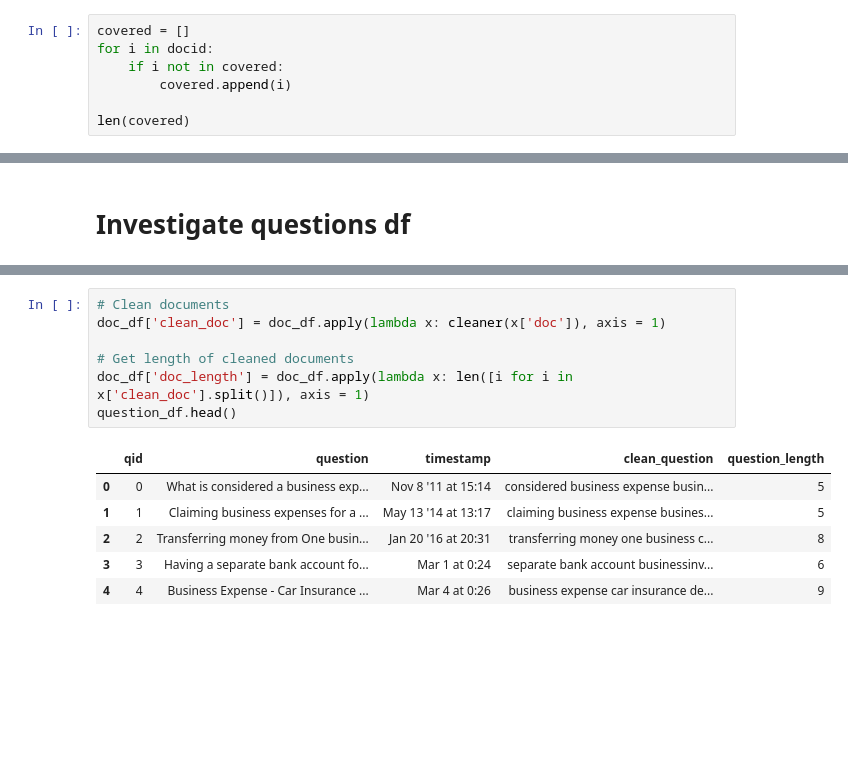
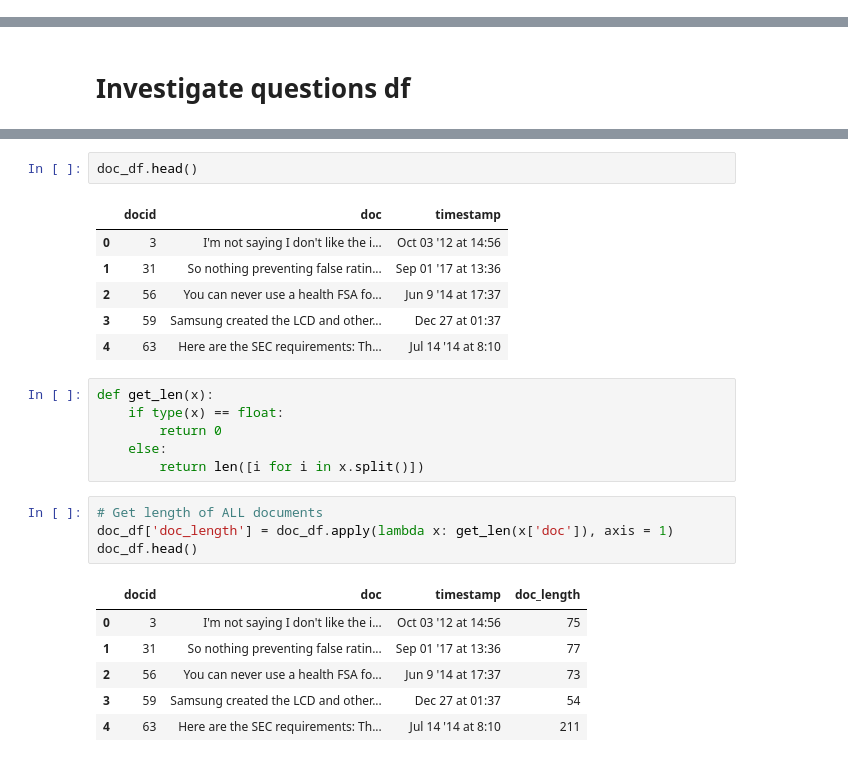
Before and after one commit to y4nrui/ezfinbot, a Jupyter notebook: 1.EDA & Visualization/eda-visualization.ipynb, the cells around one changed output, grey strips where cells are left out. Cells and saved outputs as stored; diff of their text form; blank space fills up the shorter version.

```diff
--- a/1.EDA & Visualization/eda-visualization.ipynb
+++ b/1.EDA & Visualization/eda-visualization.ipynb
@@ -67,7 +11,0 @@ len(docid)
-# %%
-covered = []
-for i in docid:
-    if i not in covered:
-        covered.append(i)
-
-len(covered)
@@ -244,15 +148,27 @@ Most questions fall between 4 to 8 words.
+# %%
+doc_df.head()
+# %% [output]
+|  | docid | doc | timestamp |
+| 0 | 3 | I'm not saying I don't like the i... | Oct 03 '12 at 14:56 |
+| 1 | 31 | So nothing preventing false ratin... | Sep 01 '17 at 13:36 |
+| 2 | 56 | You can never use a health FSA fo... | Jun 9 '14 at 17:37 |
+| 3 | 59 | Samsung created the LCD and other... | Dec 27 at 01:37 |
+| 4 | 63 | Here are the SEC requirements: Th... | Jul 14 '14 at 8:10 |
+# %%
+def get_len(x):
+    if type(x) == float:
+        return 0
+    else:
+        return len([i for i in x.split()])
 # %%
-# Clean documents
-doc_df['clean_doc'] = doc_df.apply(lambda x: cleaner(x['doc']), axis = 1)
-
-# Get length of cleaned documents
-doc_df['doc_length'] = doc_df.apply(lambda x: len([i for i in x['clean_doc'].split()]), axis = 1)
-question_df.head()
+# Get length of ALL documents
+doc_df['doc_length'] = doc_df.apply(lambda x: get_len(x['doc']), axis = 1)
+doc_df.head()
 # %% [output]
-|  | qid | question | timestamp | clean_question | question_length |
-| 0 | 0 | What is considered a business exp... | Nov 8 '11 at 15:14 | considered business expense busin... | 5 |
-| 1 | 1 | Claiming business expenses for a ... | May 13 '14 at 13:17 | claiming business expense busines... | 5 |
-| 2 | 2 | Transferring money from One busin... | Jan 20 '16 at 20:31 | transferring money one business c... | 8 |
-| 3 | 3 | Having a separate bank account fo... | Mar 1 at 0:24 | separate bank account businessinv... | 6 |
-| 4 | 4 | Business Expense - Car Insurance ... | Mar 4 at 0:26 | business expense car insurance de... | 9 |
+|  | docid | doc | timestamp | doc_length |
+| 0 | 3 | I'm not saying I don't like the i... | Oct 03 '12 at 14:56 | 75 |
+| 1 | 31 | So nothing preventing false ratin... | Sep 01 '17 at 13:36 | 77 |
+| 2 | 56 | You can never use a health FSA fo... | Jun 9 '14 at 17:37 | 73 |
+| 3 | 59 | Samsung created the LCD and other... | Dec 27 at 01:37 | 54 |
+| 4 | 63 | Here are the SEC requirements: Th... | Jul 14 '14 at 8:10 | 211 |
 # %%
```
Also changed, not shown: parts of 23 cells of this notebook.
